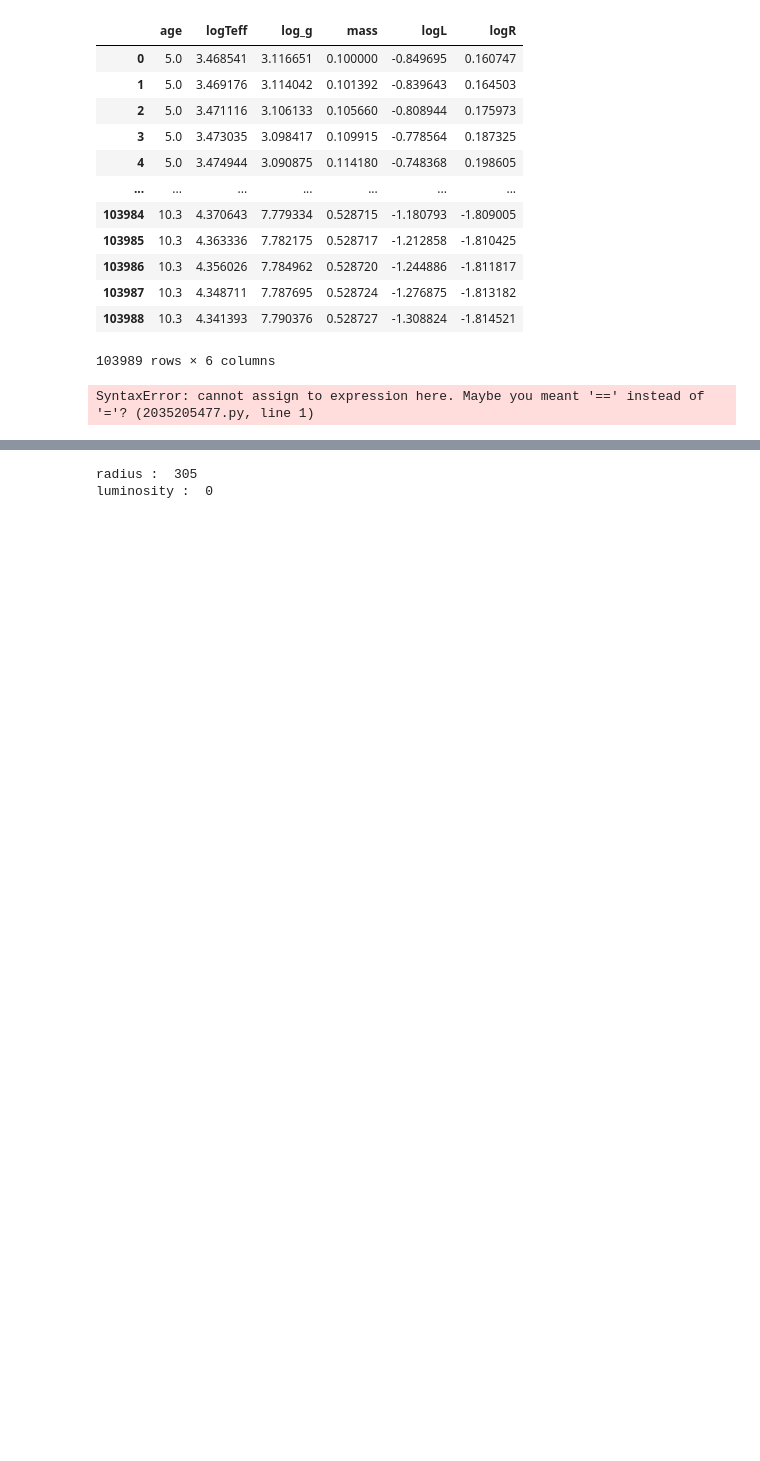
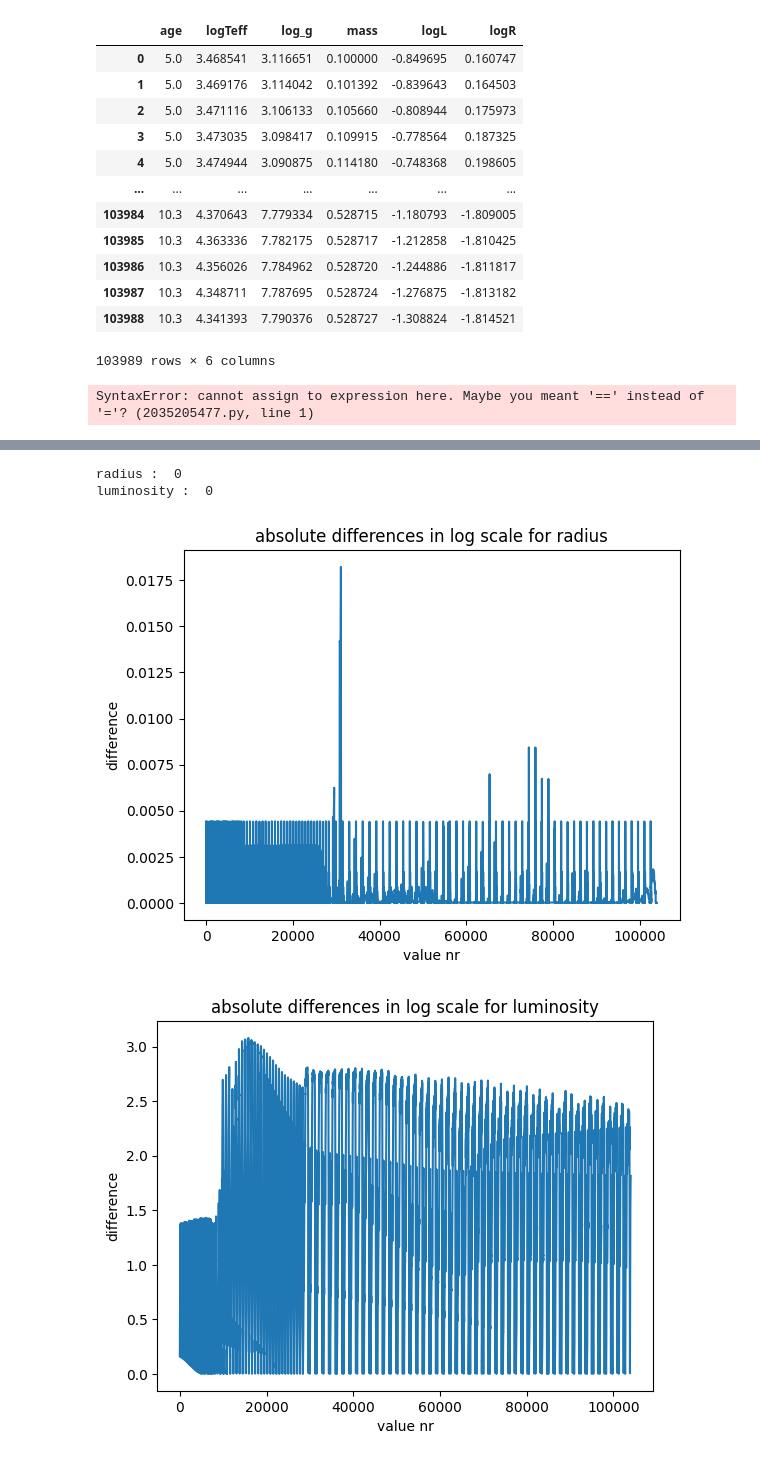
Before and after one commit to anpirott/thesis, a Jupyter notebook: check_L_R.ipynb, the cells around one changed output, grey strips where cells are left out. Saved outputs shown, nothing was run; the diff lists cells and outputs as text; code cells hidden in the pictures; blank space fills up the shorter version.

Commit message:
added graph for the difference in radius and luminosity

```diff
--- a/check_L_R.ipynb
+++ b/check_L_R.ipynb
@@ -94,10 +94,13 @@ def pd_calc_L_R(row):
     radius, log_radius = calc_radius(row['mass'], row['log_g'])
     # luminosity, log_luminosity = calc_luminosity(radius, row['logTeff'])
     luminosity, log_luminosity = calc_luminosity(10**row['logR'], row['logTeff'])
-    radius_diff = log_radius - row['logR']
-    luminosity_diff = log_luminosity - row['logL']
-    return f"calculated log_radius : {log_radius}, difference with truth : {radius_diff}\ncalculated log_luminosity : {log_luminosity}, difference with truth : {luminosity_diff}\n",\
-           radius_diff, luminosity_diff
+    abs_radius_diff = abs(radius - 10**row['logR'])
+    abs_luminosity_diff = abs(luminosity - 10**row['logL'])
+    abs_log_radius_diff = abs(log_radius - row['logR'])
+    abs_log_luminosity_diff = abs(log_luminosity - row['logL'])
+    percentage_radius_diff = 1 - (10**row['logR'] / radius)
+    percentage_luminosity_diff = 1 - (10**row['logL'] / luminosity)
+    return abs_radius_diff, abs_luminosity_diff, abs_log_radius_diff, abs_log_luminosity_diff, percentage_radius_diff, percentage_luminosity_diff
 # %%
 radius, log_radius = calc_radius(0.1, 3.116651)
 print(radius, log_radius)
@@ -108,19 +111,41 @@ print(calc_luminosity(radius, 3.468541))
 # %%
 result = full_data.apply(pd_calc_L_R, axis=1)
 # %%
-radius_tol = 0.01 # everything is worse than 0.0000000001, everything is better than 0.019
+radius_tol = 0.019 # everything is worse than 0.0000000001, everything is better than 0.019
 luminosity_tol = 3.08 # everything is worse than 0.00007, everything is better than 3.08
 radius_count = 0
 luminosity_count = 0
 
 for res in result:
-    if abs(res[1]) > radius_tol:
+    if abs(res[2]) > radius_tol:
         radius_count += 1
-    if abs(res[2]) > luminosity_tol:
+    if abs(res[3]) > luminosity_tol:
         luminosity_count += 1
 
 print("radius : ", radius_count)
 print("luminosity : ", luminosity_count)
 # %% [output]
-radius :  305
+radius :  0
 luminosity :  0
+# %%
+x = []
+x2 = []
+
+for res in result:
+    x.append(res[2])
+    x2.append(res[3])
+
+plt.title("absolute differences in log scale for radius")
+plt.xlabel("value nr")
+plt.ylabel("difference")
+plt.plot(x)
+plt.show()
+
+plt.title("absolute differences in log scale for luminosity")
+plt.xlabel("value nr")
+plt.ylabel("difference")
+plt.plot(x2)
+plt.show()
+# %% [output]
+[figure, added]
+[figure, added]
```
Also changed, not shown: parts of 3 cells of this notebook, 1 other file.
